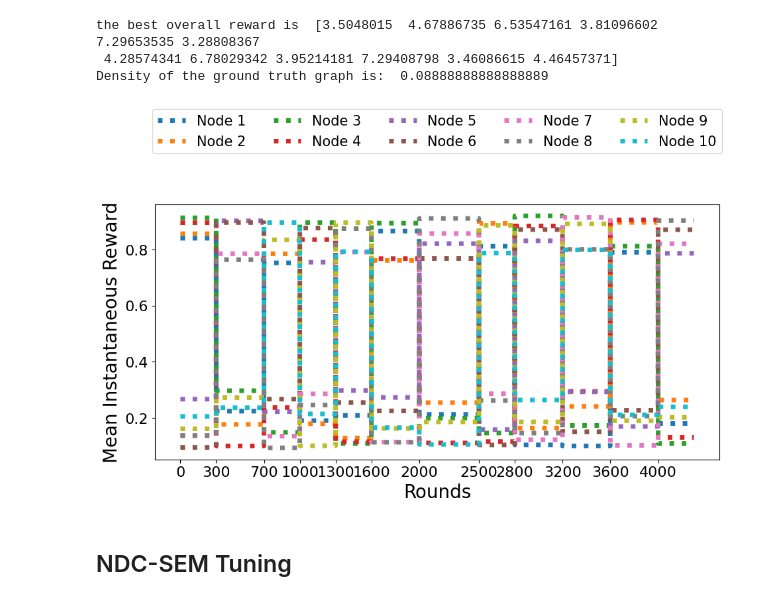
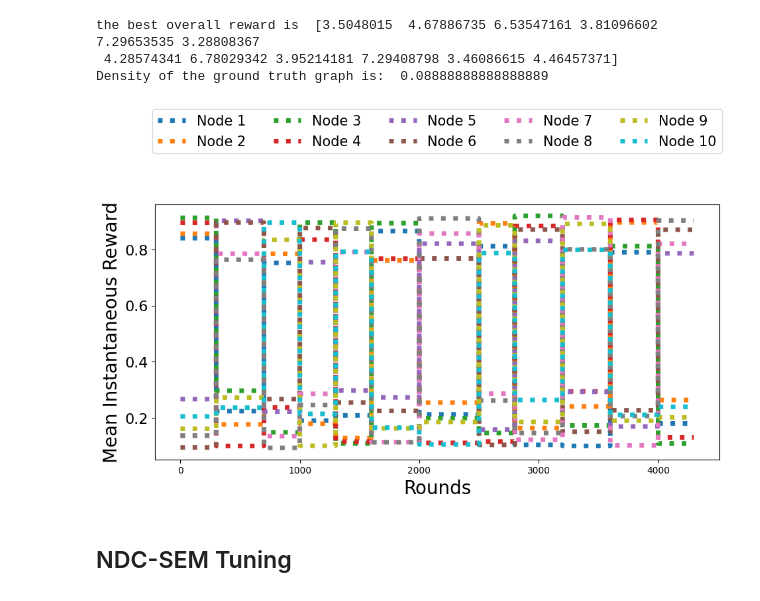
Before and after one commit to AIPhD/non_stationary_graph_bandit_with_delay, a Jupyter notebook: Tuning_notebooks/Tuning_50.ipynb, the cells around one changed output. Drawn from its saved outputs; the diff is of its cells as text; code cells hidden in the pictures.

```diff
--- a/Tuning_notebooks/Tuning_50.ipynb
+++ b/Tuning_notebooks/Tuning_50.ipynb
@@ -370,36 +373,37 @@ Density of the ground truth graph is:  0.08888888888888889
 # %%
 plot_array = np.zeros((nodes, rounds))
 for i in range(0, len(change_points)):
 
     for j in range(rounds):
         if j == change_points[i]:
             if j == change_points[len(change_points)-1]:
                 for k in range(nodes):
                     plot_array[k,j:rounds] = mean_b_gt[i,k]
             else:
                 for k in range(nodes):
                     plot_array[k,j:change_points[i+1]] = mean_b_gt[i,k]
 
-fig, ax = plt.subplots(1,1, figsize=(11,5))
+fig1, ax1 = plt.subplots(1,1, figsize=(11,5))
 for arm in range(nodes):
 #     expected_gain = BETA * mean_rewards[:, arm]
-    ax.plot(plot_array[arm,:], label=f"Node {arm+1}", linestyle=':', linewidth=5)
+    ax1.plot(plot_array[arm,:], label=f"Node {arm+1}", linestyle=':', linewidth=5)
 #     print(f"Min expected reward for arm {arm+1}: {min(expected_gain)}")
 
 
 extraticks = change_points
-plt.xticks(extraticks, fontsize=16) #, rotation=35
+# plt.xticks(extraticks, fontsize=16) #, rotation=35
 
 plt.yticks(fontsize=16)
 
-ax.set_xlabel('Rounds', fontsize=20)
-ax.set_ylabel(fr"Mean Instantaneous Reward", fontsize=20)
+ax1.set_xlabel('Rounds', fontsize=20)
+ax1.set_ylabel(fr"Mean Instantaneous Reward", fontsize=20)
 
-lgd = ax.legend(loc=9, ncol=5, bbox_to_anchor=(0.5, 1.4), prop={'size': 15})
+lgd = ax1.legend(loc=9, ncol=5, bbox_to_anchor=(0.5, 1.4), prop={'size': 15})
 
 plt.show()
+plt.close()
 # %% [output]
-[figure, old version]
+[figure, new version]
 # %%
 # s is the sparsity of the chosen action vector
 # nodes is the number of arms
```
Also changed, not shown: parts of 8 cells of this notebook, 2 other files.
